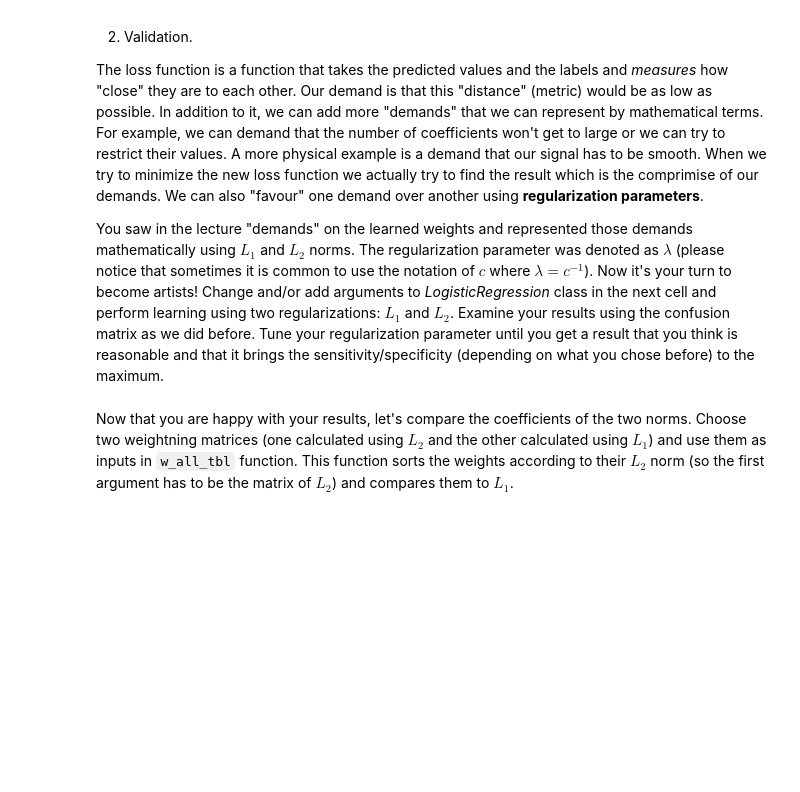
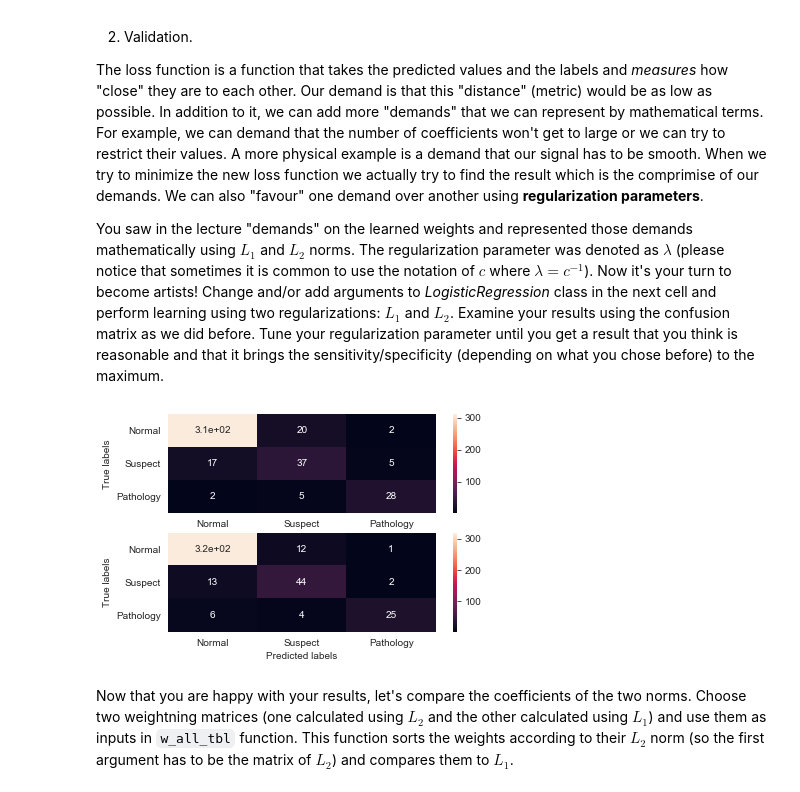
Before and after one commit to FalconSupernova/hw1-hw1_206520207_941190720-1, a Jupyter notebook: HW1.ipynb, the cells around one changed output. Drawn from its saved outputs; the diff is of its cells as text; code cells hidden in the pictures; blank space fills up the shorter version.

```diff
--- a/HW1.ipynb
+++ b/HW1.ipynb
@@ -362,3 +478,34 @@ You saw in the lecture "demands" on the learned weights and represented those de
+# %%
+#--------------------------------------------- Implement your code here:----------------------------------------------------------
+mode = 'MinMax'
+X_train_scaled=scaler.transform(X_train,mode=mode).dropna()
+X_test_scaled=scaler.fit_transform(X_test,mode=mode).dropna()
+
+lmda_l1 = 0.2
+C_l1=1/lmda_l1
+
+logreg_l1 = LogisticRegression(penalty='l1', solver='saga', C=C_l1, multi_class='multinomial', max_iter=10000) # L1
+y_pred_1, w1 = pred_log(logreg_l1, X_train_scaled, y_train, X_test_scaled)
+
+matrix1 = metrics.confusion_matrix(y_test, y_pred_1)
+subplot1 = plt.subplot(211)
+sns.heatmap(cnf_matrix, annot=True, xticklabels=['Normal','Suspect','Pathology'], yticklabels=['Normal','Suspect','Pathology'])
+subplot1.set(ylabel='True labels', xlabel='Predicted labels')
+
+lmda_l2 = 0.2
+C_l2=1/lmda_l2
+
+logreg_l2 = LogisticRegression(penalty='l2', solver='saga', C=C_l2 , multi_class='multinomial', max_iter=10000) # L2
+y_pred_l2, w2 = pred_log(logreg_l2, X_train_scaled, y_train, X_test_scaled)
+
+matrix = metrics.confusion_matrix(y_test, y_pred_l2)
+subplot2 = plt.subplot(212)
+sns.heatmap(matrix, annot=True, xticklabels=['Normal','Suspect','Pathology'], yticklabels=['Normal','Suspect','Pathology'])
+subplot2.set(ylabel='True labels', xlabel='Predicted labels')
+plt.show()
+#----------------------------------------------------------------------------------------------------------------------------------
+# %% [output]
+[figure, added]
 # %% [markdown]
 Now that you are happy with your results, let's compare the coefficients of the two norms. Choose two weightning matrices (one calculated using $ L_2 $ and the other calculated using $ L_1 $) and use them as inputs in `w_all_tbl` function. This function sorts the weights according to their $ L_2 $ norm (so the first argument has to be the matrix of $ L_2 $) and compares them to $ L_1 $.
 # %%
```
Also changed, not shown: parts of 48 cells of this notebook, 3 other files.
